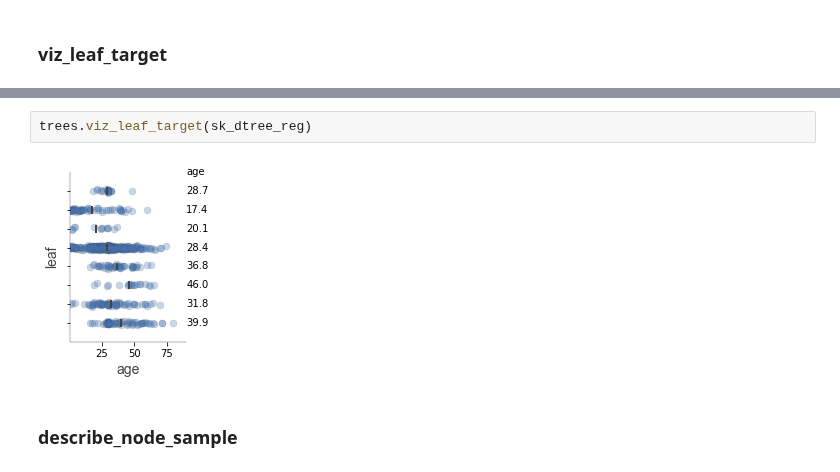
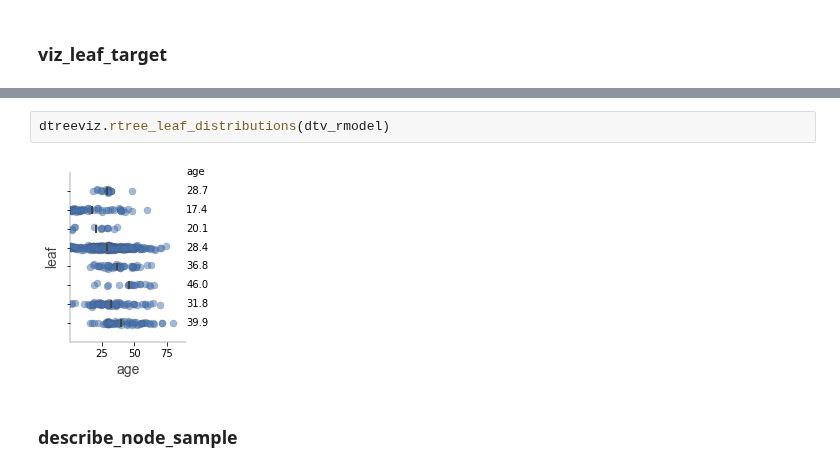
Before and after one commit to parrt/dtreeviz, a Jupyter notebook: notebooks/dtreeviz_sklearn_visualisations.ipynb, the cells around one changed output, grey strips where cells are left out. Saved outputs shown, nothing was run; the diff lists cells and outputs as text.

```diff
--- a/notebooks/dtreeviz_sklearn_visualisations.ipynb
+++ b/notebooks/dtreeviz_sklearn_visualisations.ipynb
@@ -211,6 +185,6 @@ trees.viz_leaf_target(tree_regressor, dataset[features_reg], dataset[target_reg]
-# %%
-trees.viz_leaf_target(sk_dtree_reg)
-# %% [output]
-[figure, removed]
+# %%
+dtreeviz.rtree_leaf_distributions(dtv_rmodel)
+# %% [output]
+[figure, added]
 # %% [markdown]
 ### describe_node_sample
```
Also changed, not shown: parts of 54 cells of this notebook, 1 other file.
